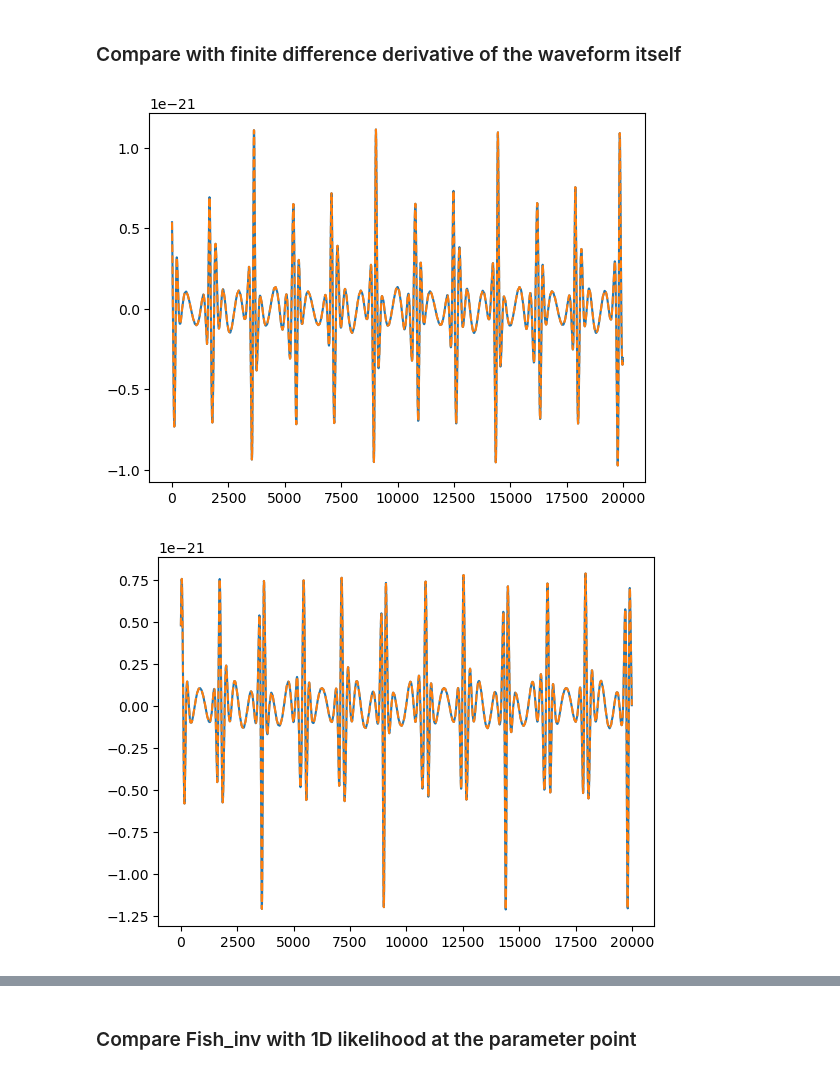
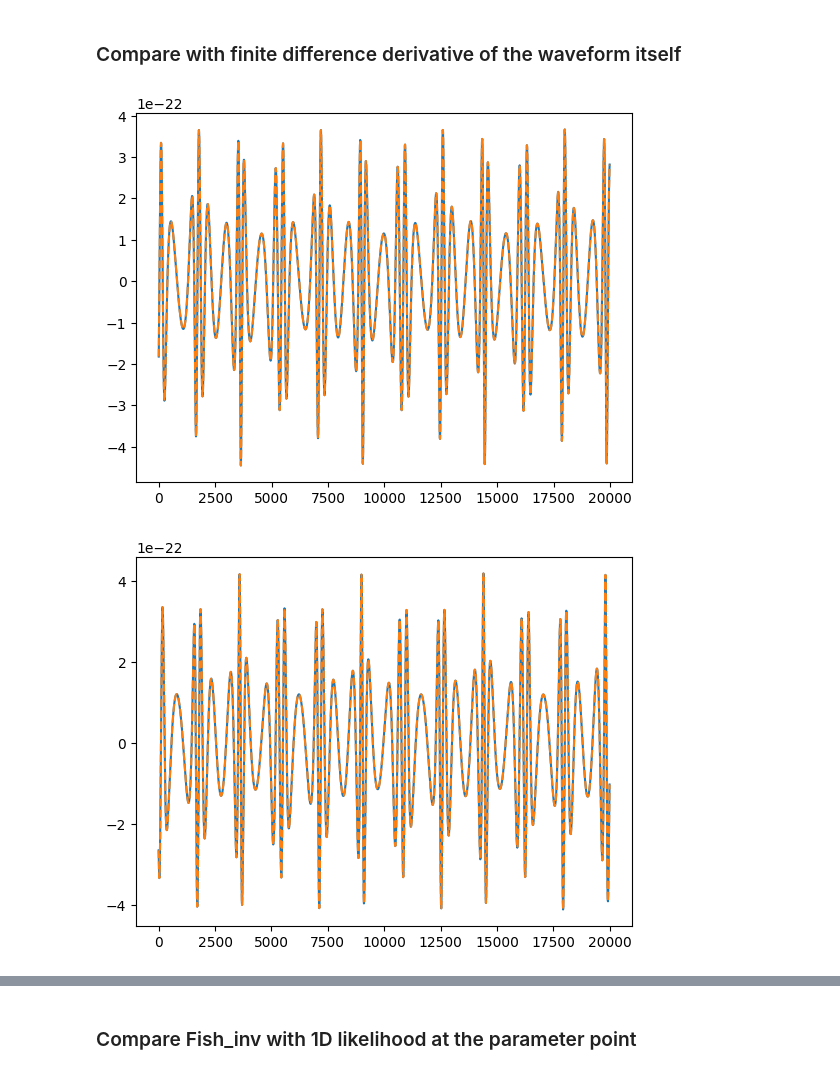
Before and after one commit to perturber/StableEMRIFisher, a Jupyter notebook: examples/StableEMRIDerivative_FEW2April.ipynb, the cells around one changed output, grey strips where cells are left out. Cells and saved outputs as stored; diff of their text form; code cells hidden in the pictures.

```diff
--- a/examples/StableEMRIDerivative_FEW2April.ipynb
+++ b/examples/StableEMRIDerivative_FEW2April.ipynb
@@ -37,4 +36,5 @@ from few.waveform import FastSchwarzschildEccentricFlux
 
 waveform_derivative = StableEMRIDerivative(waveform_class=FastSchwarzschildEccentricFlux,
                                           mode_selector_kwargs=dict(mode_selection_threshold=1e-5),
-                                          inspiral_kwargs=dict(err=1e-11, max_iter=10000))
+                                          inspiral_kwargs=dict(err=1e-11, max_iter=10000),
+                                          force_backend = 'cpu')
@@ -58,7 +54,10 @@ Phi_phi0 = np.pi/4
 Phi_theta0 = 0.0
 Phi_r0 = 0.0
 
-T = 0.1
+if use_gpu == False:
+    T = 0.01
+else:
+    T = 0.1
 dt = 10.0
 
 pars_list = [m1, m2, a, p0, e0, xI0, dist, qS, phiS, qK, phiK, Phi_phi0, Phi_theta0, Phi_r0]
@@ -68,9 +67,9 @@ parameters = {}
 for i in range(len(param_names)):
     parameters[param_names[i]] = pars_list[i]
 
-param_to_vary = 'qS'
+param_to_vary = 'phiK'
 
-delta = 1e-5  #finite difference delta for the chosen paramete
+delta = 1e-8  #finite difference delta for the chosen paramete
 order = 4 #order of finite-difference derivative
 kind = "central" #kind of finite-difference derivative
 
@@ -81,6 +80,3 @@ der = waveform_derivative(T = T, dt = dt,
                     order = order,
                     kind = kind,
                     )
-
-if use_gpu:
-    der = der.get()
@@ -113,7 +113,7 @@ plt.show()
 # %%
 #compare with a different order and kind
 
-order = 2 #order of finite-difference derivative
+order = 4 #order of finite-difference derivative
 kind = "backward" #kind of finite-difference derivative
 
 der_2nd = waveform_derivative(T = T, dt = dt,
@@ -123,9 +123,6 @@ der_2nd = waveform_derivative(T = T, dt = dt,
                     order = order,
                     kind = kind)
 
-if use_gpu:
-    der_2nd = der_2nd.get()
-
 times = np.arange(len(der))*dt
 plt.plot(times[:1000], der.real[:1000])
 times = np.arange(len(der_2nd))*dt
@@ -145,8 +142,6 @@ wave_gen_base = GenerateEMRIWaveform(
 # %%
 # compute the derivative manually
 wavdelts = []
-
-xp = waveform_derivative.xp
 
 for delta in waveform_derivative.deltas:
     parameters_in = parameters.copy()
@@ -159,39 +154,33 @@ for delta in waveform_derivative.deltas:
         parameters_in['e0'],
         parameters_in['xI0'],
         parameters_in['dist'],
         parameters_in['qS'],
         parameters_in['phiS'],
         parameters_in['qK'],
         parameters_in['phiK'],
         Phi_phi0 = parameters_in['Phi_phi0'],
         Phi_theta0 = parameters_in['Phi_theta0'],
         Phi_r0 = parameters_in['Phi_r0'],
         dt=dt,
         T=T,
     )
-
-    wave = xp.concatenate((wave[:-Npad],xp.zeros(Npad)), dtype = wave.dtype)
+    wave = np.concatenate((wave[:-Npad],np.zeros(Npad)), dtype = wave.dtype)
 
     wavdelts.append(wave)
 
-wavdelts = xp.asarray(wavdelts)
-
 deriv_man = waveform_derivative._stencil(wavdelts, waveform_derivative.delta, waveform_derivative.order, waveform_derivative.kind)
-
-if use_gpu:
-    deriv_man = deriv_man.get()
 
 plt.plot(times[:2000], der.real[0:2000])
 plt.plot(times[:2000], deriv_man.real[0:2000], '--')
 plt.show()
 
 plt.plot(times[:2000], der.imag[0:2000])
 plt.plot(times[:2000], deriv_man.imag[0:2000], '--')
 plt.show()
 
 plt.plot(der.real[20000:20500])
 plt.plot(deriv_man.real[20000:20500], '--')
 plt.show()
 # %% [output]
-[figure, old version]
+[figure, new version]
-[figure, old version]
+[figure, new version]
```
Also changed, not shown: parts of 13 cells of this notebook.
